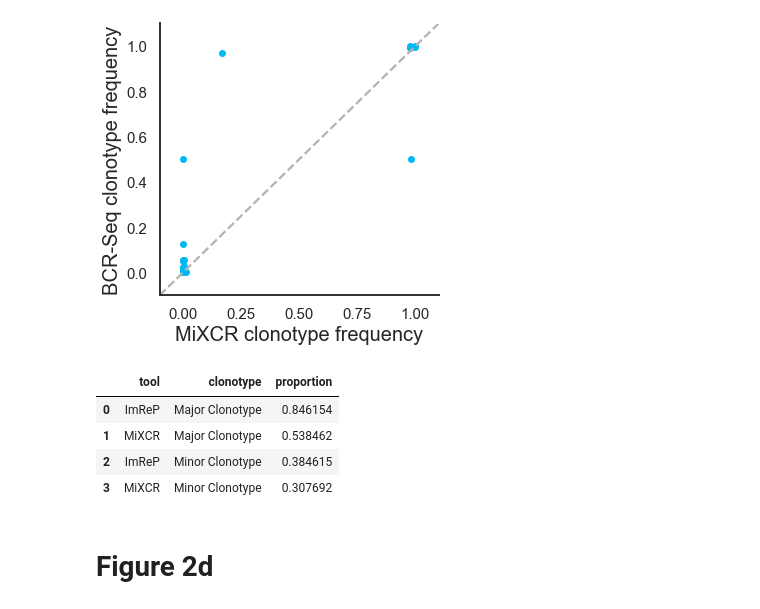
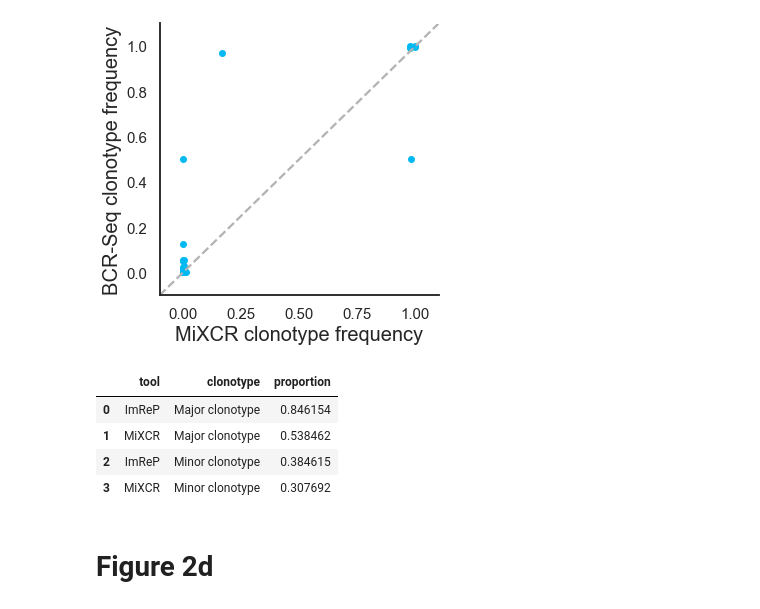
Before and after one commit to Mangul-Lab-USC/ImReP_publication_old, a Jupyter notebook: notebooks/Figure2.ipynb, the cells around one changed output. Drawn from its saved outputs; the diff is of its cells as text; code cells hidden in the pictures.

```diff
--- a/notebooks/Figure2.ipynb
+++ b/notebooks/Figure2.ipynb
@@ -271,35 +271,35 @@ print(stats.pearsonr(bigdata_mixcr['FREQ'], bigdata_mixcr['FREQ.mixcr']))
 # %%
 data_portion=pd.read_csv("../summary_data/BCR.Seq.validation.csv")
 major_imrep = 0
 major_mixcr = 0
 minor_imrep = 0
 minor_mixcr = 0
 
 for i in range(len(data_portion)):
     if data_portion.iloc[i, 4] == data_portion.iloc[i, 7]:
         major_imrep += 1
     if data_portion.iloc[i, 4] == data_portion.iloc[i, 10]:
         major_mixcr += 1
     if data_portion.iloc[i, 5] == data_portion.iloc[i, 8]:
         minor_imrep += 1
     if data_portion.iloc[i, 5] == data_portion.iloc[i, 11]:
         minor_mixcr += 1
 
 max_imrep_prop = major_imrep/len(data_portion)
 max_mixcr_prop = major_mixcr/len(data_portion)
 min_imrep_prop = minor_imrep/len(data_portion)
 min_mixcr_prop = minor_mixcr/len(data_portion)
 bar_df = pd.DataFrame({'tool': ['ImReP', 'MiXCR', 'ImReP', 'MiXCR'],
-                       'clonotype': ['Major Clonotype', 'Major Clonotype', 'Minor Clonotype', 'Minor Clonotype'],
+                       'clonotype': ['Major clonotype', 'Major clonotype', 'Minor clonotype', 'Minor clonotype'],
                        'proportion': [max_imrep_prop, max_mixcr_prop, min_imrep_prop, min_mixcr_prop]})
 
 bar_df
 # %% [output]
 |  | tool | clonotype | proportion |
-| 0 | ImReP | Major Clonotype | 0.846154 |
-| 1 | MiXCR | Major Clonotype | 0.538462 |
-| 2 | ImReP | Minor Clonotype | 0.384615 |
-| 3 | MiXCR | Minor Clonotype | 0.307692 |
+| 0 | ImReP | Major clonotype | 0.846154 |
+| 1 | MiXCR | Major clonotype | 0.538462 |
+| 2 | ImReP | Minor clonotype | 0.384615 |
+| 3 | MiXCR | Minor clonotype | 0.307692 |
 # %% [markdown]
 # Figure 2d
 # %%
```
Also changed, not shown: parts of 3 cells of this notebook, 35 other files.
